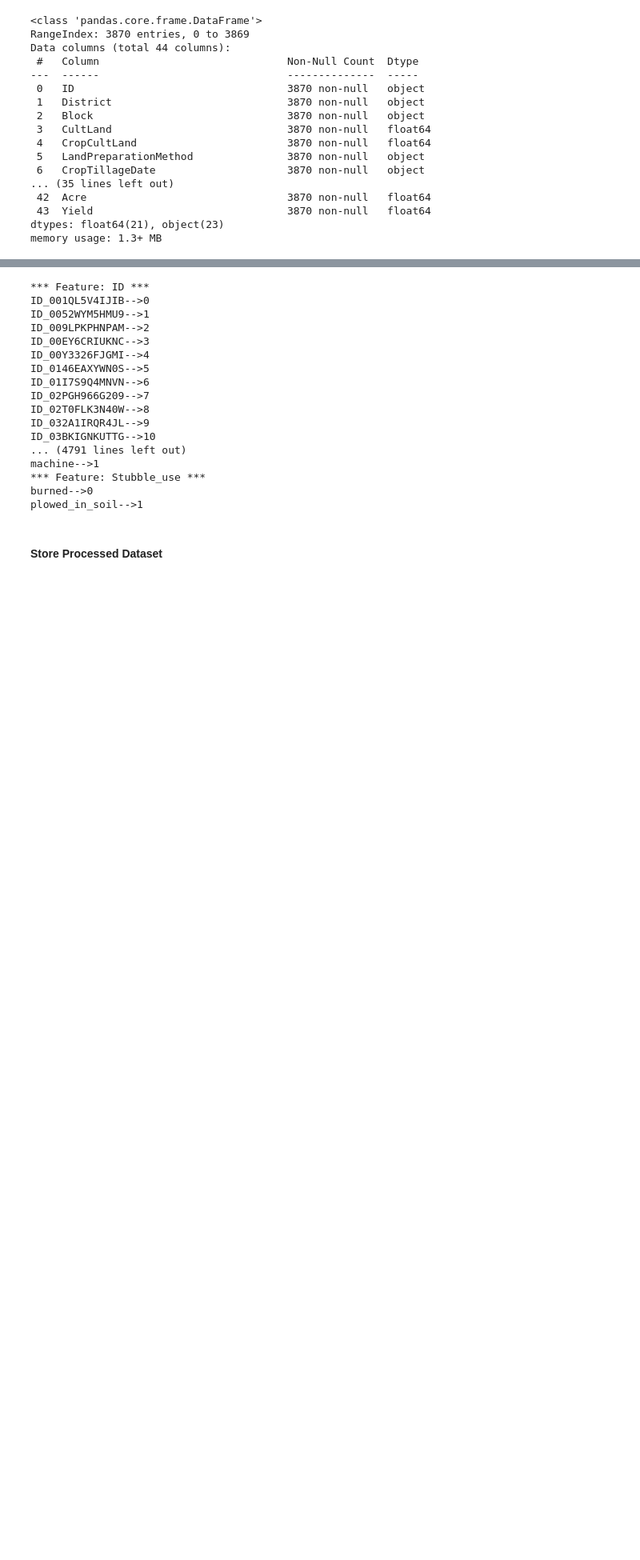
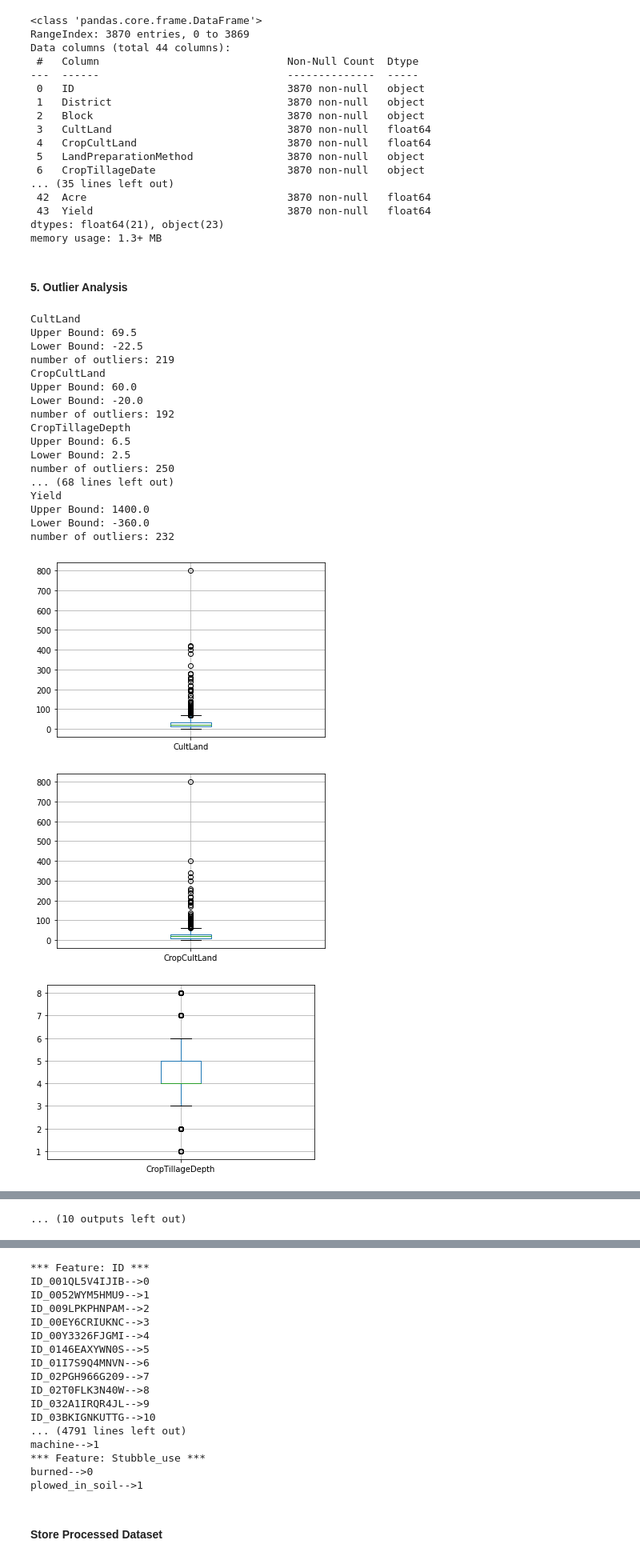
Before and after one commit to sainitheesh18/Digital-Green-Crop-Yield-Estimate-Challenge, a Jupyter notebook: EDA.ipynb, the cells around one changed output, grey strips where cells are left out. Shown at 80% size. Cells and saved outputs as stored; diff of their text form; code cells hidden in the pictures; blank space fills up the shorter version.

Commit message:
EDA Step 5 - Outlier Analysis

```diff
--- a/EDA.ipynb
+++ b/EDA.ipynb
@@ -208,3 +209,55 @@ Data columns (total 44 columns):
  43  Yield                               3870 non-null   float64
 dtypes: float64(21), object(23)
 memory usage: 1.3+ MB
+# %% [markdown]
+#### 5. Outlier Analysis
+# %%
+# Using the Inter Quartile Range (IQR) technique to determine clamping points for outlier detection
+def get_q1(feat_values):
+    return feat_values.quantile(0.25)
+
+def get_q3(feat_values):
+    return feat_values.quantile(0.75)
+
+def get_iqr(feat_values):
+    return feat_values.quantile(0.75) - feat_values.quantile(0.25)
+
+
+def get_iqr_upper(feat_values):
+    return feat_values.quantile(0.75) + 1.5*(feat_values.quantile(0.75) - feat_values.quantile(0.25))
+
+def get_iqr_lower(feat_values):
+    return feat_values.quantile(0.25) - 1.5*(feat_values.quantile(0.75) - feat_values.quantile(0.25))
+
+def get_iqr_outliers(feat_values):
+    return (feat_values < get_iqr_lower(feat_values)) | (feat_values > get_iqr_upper(feat_values))
+
+
+for col in con_features:
+    print(col)
+    print( "Upper Bound:", get_iqr_upper (train_data[col]) )
+    print( "Lower Bound:", get_iqr_lower (train_data[col]) )
+    print( "number of outliers:", len(train_data.loc[get_iqr_outliers(train_data[col]), [col]]) )
+    plt.figure()   # plots figure for each iteration
+    train_data[[col]].boxplot()
+# %% [output]
+CultLand
+Upper Bound: 69.5
+Lower Bound: -22.5
+number of outliers: 219
+CropCultLand
+Upper Bound: 60.0
+Lower Bound: -20.0
+number of outliers: 192
+CropTillageDepth
+Upper Bound: 6.5
+Lower Bound: 2.5
+number of outliers: 250
+... (68 lines left out)
+Yield
+Upper Bound: 1400.0
+Lower Bound: -360.0
+number of outliers: 232
+[figure, added]
+[figure, added]
+[figure, added]
@@ -211 +272,2 @@ memory usage: 1.3+ MB
+... (10 outputs left out)
 # %% [markdown]
```
Also changed, not shown: parts of 4 cells of this notebook, 1 other file.
